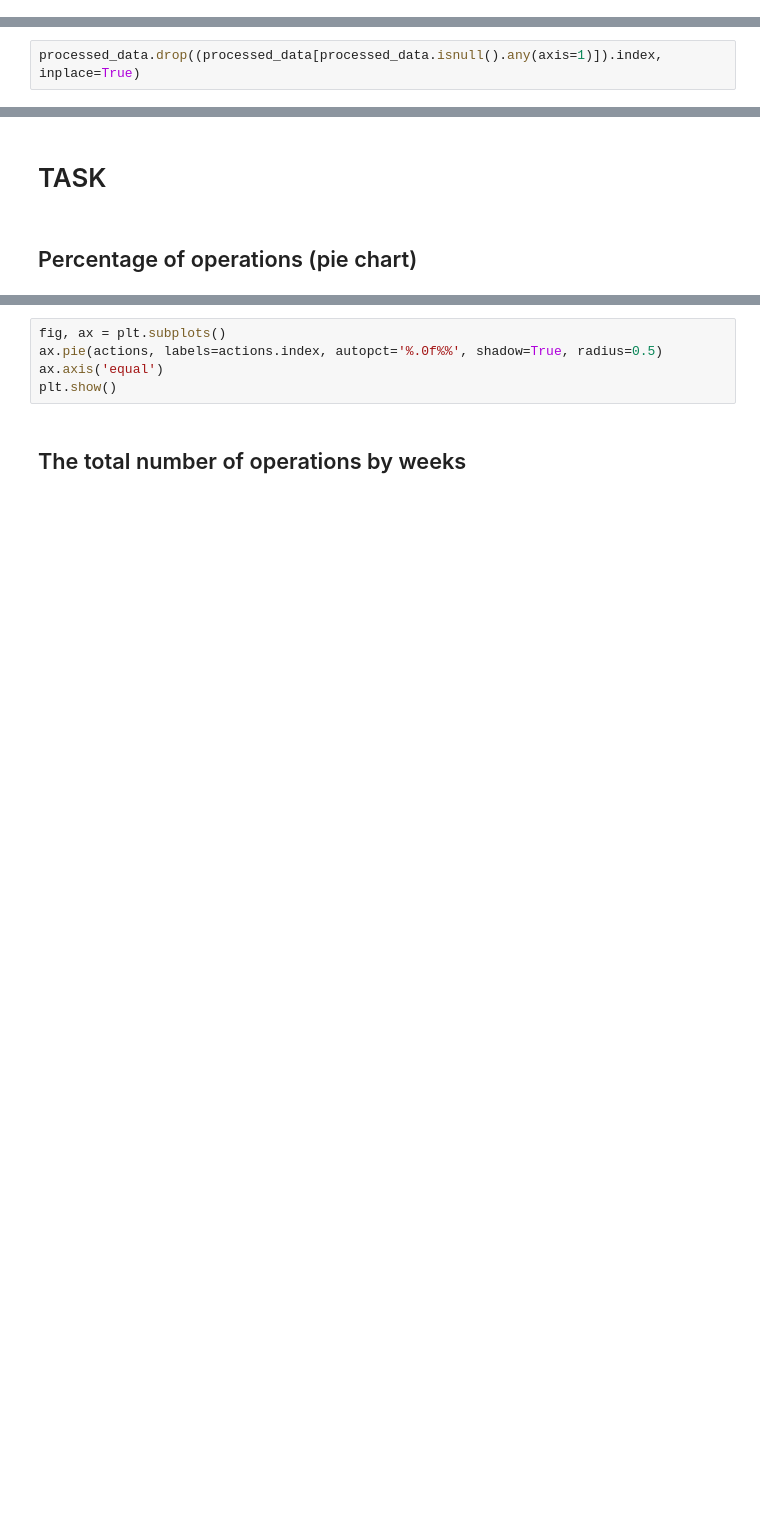
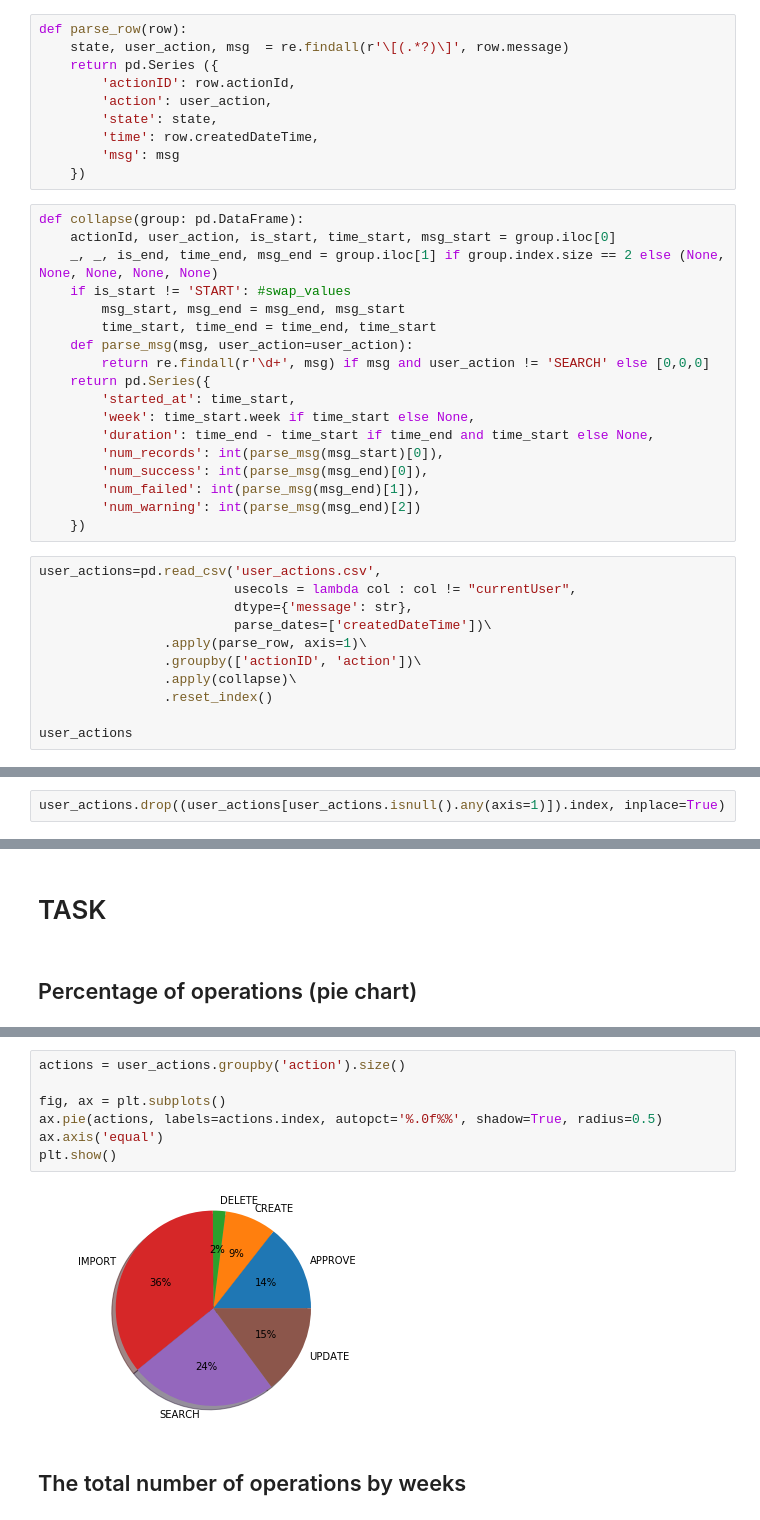
Before and after one commit to Tasenga/ITechArt_Android_App_Review, a Jupyter notebook: analysis_of_user_actions/user_actions.ipynb, the cells around one changed output, grey strips where cells are left out. Cells and saved outputs as stored; diff of their text form; blank space fills up the shorter version.

Commit message:
updated load data

```diff
--- a/analysis_of_user_actions/user_actions.ipynb
+++ b/analysis_of_user_actions/user_actions.ipynb
@@ -39,0 +11,39 @@ processed_data = table_of_start_action.set_index(['actionId', 'action'])\
+# %%
+def parse_row(row):
+    state, user_action, msg  = re.findall(r'\[(.*?)\]', row.message)
+    return pd.Series ({
+        'actionID': row.actionId,
+        'action': user_action,
+        'state': state,
+        'time': row.createdDateTime,
+        'msg': msg
+    })
+# %%
+def collapse(group: pd.DataFrame):
+    actionId, user_action, is_start, time_start, msg_start = group.iloc[0]
+    _, _, is_end, time_end, msg_end = group.iloc[1] if group.index.size == 2 else (None, None, None, None, None)
+    if is_start != 'START': #swap_values
+        msg_start, msg_end = msg_end, msg_start
+        time_start, time_end = time_end, time_start
+    def parse_msg(msg, user_action=user_action):
+        return re.findall(r'\d+', msg) if msg and user_action != 'SEARCH' else [0,0,0]
+    return pd.Series({
+        'started_at': time_start,
+        'week': time_start.week if time_start else None,
+        'duration': time_end - time_start if time_end and time_start else None,
+        'num_records': int(parse_msg(msg_start)[0]),
+        'num_success': int(parse_msg(msg_end)[0]),
+        'num_failed': int(parse_msg(msg_end)[1]),
+        'num_warning': int(parse_msg(msg_end)[2])
+    })
+# %%
+user_actions=pd.read_csv('user_actions.csv',
+                         usecols = lambda col : col != "currentUser",
+                         dtype={'message': str},
+                         parse_dates=['createdDateTime'])\
+                .apply(parse_row, axis=1)\
+                .groupby(['actionID', 'action'])\
+                .apply(collapse)\
+                .reset_index()
+
+user_actions
@@ -46,2 +95,2 @@ processed_data[processed_data.isnull().any(axis=1)].count()
 # %%
-processed_data.drop((processed_data[processed_data.isnull().any(axis=1)]).index, inplace=True)
+user_actions.drop((user_actions[user_actions.isnull().any(axis=1)]).index, inplace=True)
@@ -78,7 +101,11 @@ actions
 # %%
+actions = user_actions.groupby('action').size()
+
 fig, ax = plt.subplots()
 ax.pie(actions, labels=actions.index, autopct='%.0f%%', shadow=True, radius=0.5)
 ax.axis('equal')
 plt.show()
+# %% [output]
+[figure, added]
 # %% [markdown]
 ## The total number of operations by weeks
```
Also changed, not shown: parts of 25 cells of this notebook.
